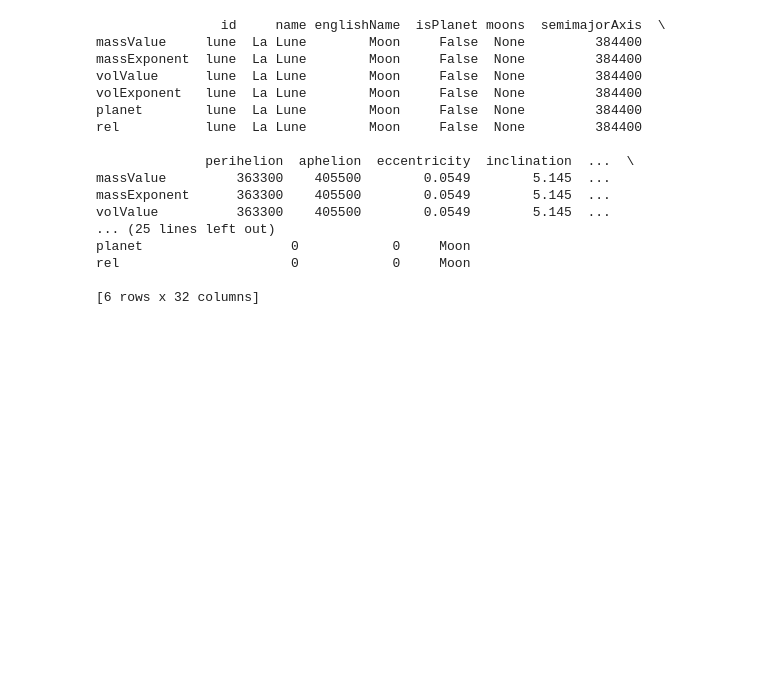
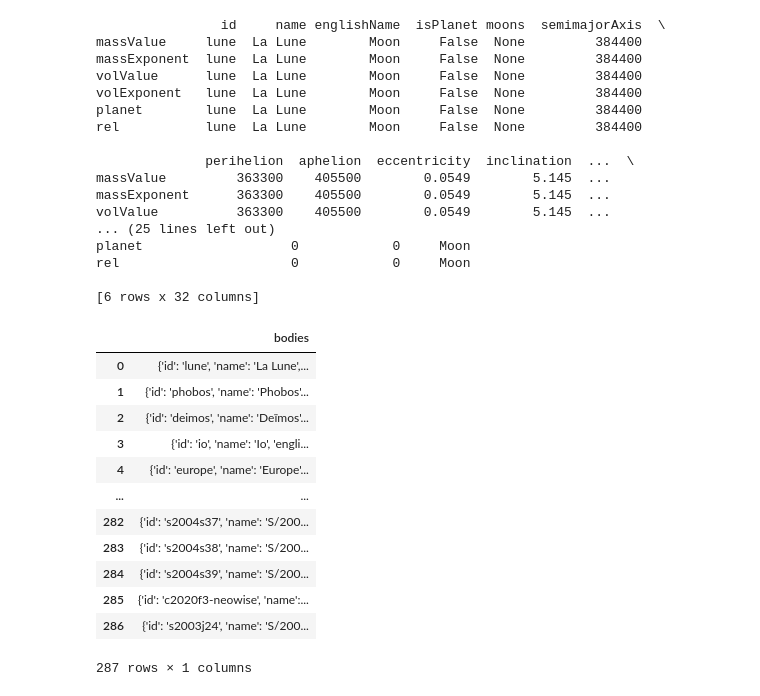
Before and after one commit to miraceti/Python_codes, a Jupyter notebook: pandas/pandas4.ipynb, the cells around one changed output. Saved outputs shown, nothing was run; the diff lists cells and outputs as text; code cells hidden in the pictures; blank space fills up the shorter version.

```diff
--- a/pandas/pandas4.ipynb
+++ b/pandas/pandas4.ipynb
@@ -132,3 +132,23 @@ planet                   0            0     Moon
 rel                      0            0     Moon
 
 [6 rows x 32 columns]
+# %%
+ #nettoyage
+ df
+ #drop duplicate
+dfd = df.drop_duplicates()
+dfd
+# %% [output]
+|  | bodies |
+| 0 | {'id': 'lune', 'name': 'La Lune',... |
+| 1 | {'id': 'phobos', 'name': 'Phobos'... |
+| 2 | {'id': 'deimos', 'name': 'Deïmos'... |
+| 3 | {'id': 'io', 'name': 'Io', 'engli... |
+| 4 | {'id': 'europe', 'name': 'Europe'... |
+| ... | ... |
+| 282 | {'id': 's2004s37', 'name': 'S/200... |
+| 283 | {'id': 's2004s38', 'name': 'S/200... |
+| 284 | {'id': 's2004s39', 'name': 'S/200... |
+| 285 | {'id': 'c2020f3-neowise', 'name':... |
+| 286 | {'id': 's2003j24', 'name': 'S/200... |
+287 rows × 1 columns
```
Also changed, not shown: parts of 10 cells of this notebook, 6 other files.
